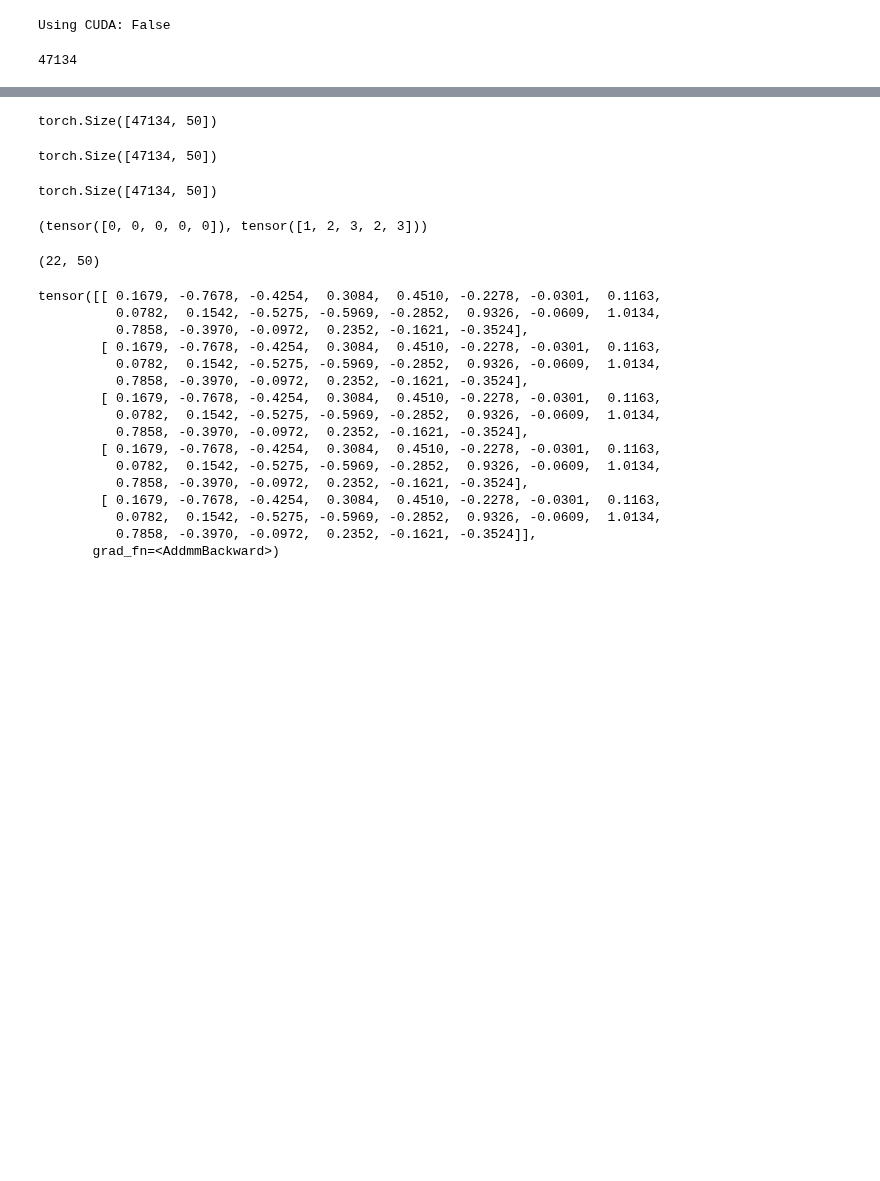
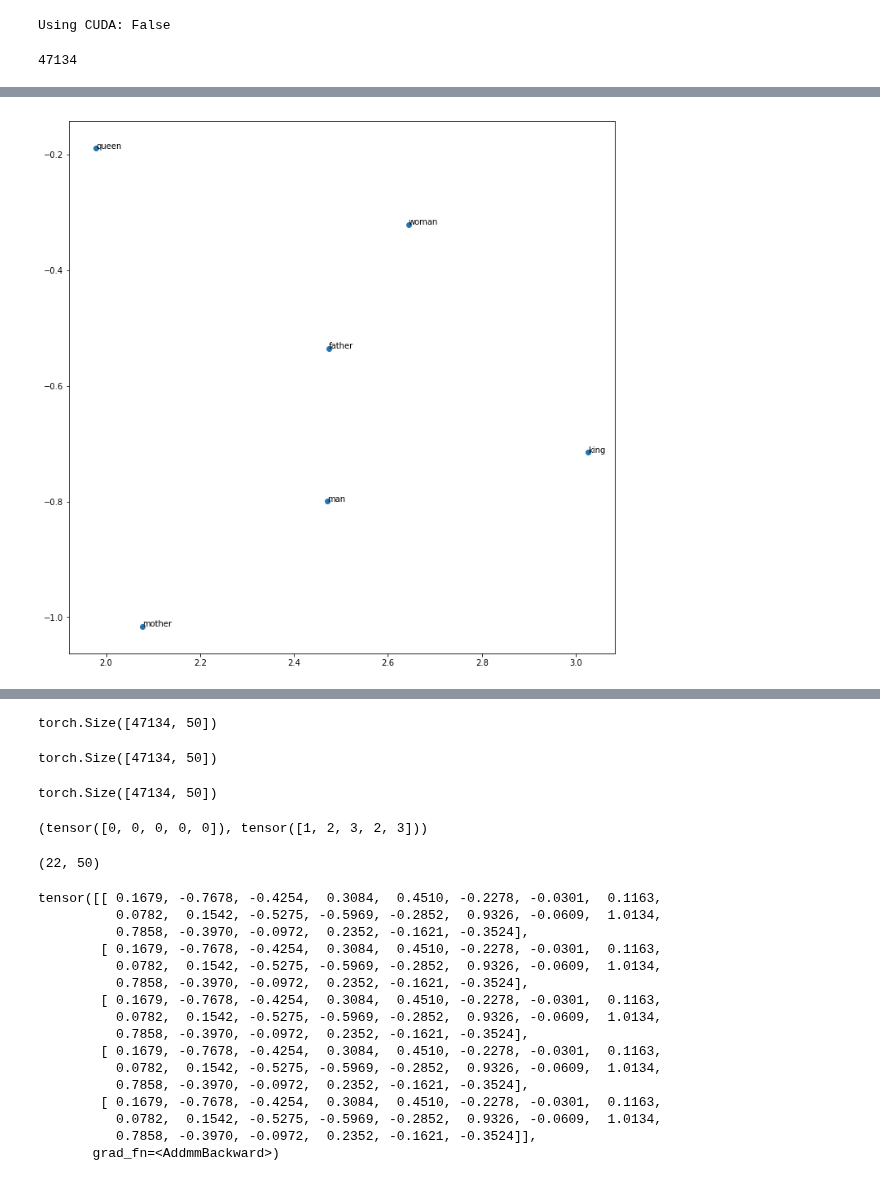
Before and after one commit to labdmitriy/dl_in_nlp, a Jupyter notebook: workshop_1/experiments/task3_word2vec.ipynb, the cells around one changed output, grey strips where cells are left out. Saved outputs shown, nothing was run; the diff lists cells and outputs as text; code cells hidden in the pictures; blank space fills up the shorter version.

```diff
--- a/workshop_1/experiments/task3_word2vec.ipynb
+++ b/workshop_1/experiments/task3_word2vec.ipynb
@@ -146,16 +147,20 @@ def set_seeds(seed):
 # %%
 args = Namespace(
     file_path = DATA_PATH/'text8',
+    model_state_path = MODELS_PATH/'naive_word2vec_embeddings.pth',
 
     embedding_size = 50,
 
     seed = 42,
     cutoff = 10,
     window_size = 1,
-    batch_size = 128,
-    learning_rate = 0.03,
-    iterations = 100,
+    batch_size = 8192,
+    learning_rate = 0.1,
+    iterations = 1000,
+    save_iterations = 10,
     early_stopping_criteria = 1e8,
+    factor=0.9,
+    patience=10,
 
     cuda=True
 )
@@ -277,0 +303,10 @@ warning: Embedding dir exists, did you set global_step for add_embedding()?
+# %%
+state_dict = torch.load('../models/naive_word2vec_embeddings_orig.pth', map_location='cpu')
+
+clf = NaiveWord2VecClassifier(vocabulary_size=vocabulary_size,
+                              embedding_size=args.embedding_size)
+clf.load_state_dict(state_dict)
+
+W = clf.embedding.weight.detach().numpy()
+W_prime = clf.fc1.weight.detach().numpy()
+W_avg = (W + W_prime) / 2
@@ -277,0 +318,13 @@ warning: Embedding dir exists, did you set global_step for add_embedding()?
+# %%
+def plot_embeddings(embs_reduced, token_to_idx, tokens):
+    token_embs = embs_reduced[[token_to_idx[token] for token in tokens]]
+
+    fig, ax = plt.subplots(figsize=(12, 12))
+    ax.scatter(token_embs[:, 0], token_embs[:, 1])
+
+    for i, token in enumerate(tokens):
+        ax.annotate(token, (token_embs[i, 0], token_embs[i, 1]))
+# %%
+%%time
+pca = PCA(n_components=2)
+embs_pca = pca.fit_transform(W_avg)
@@ -277,0 +334,6 @@ warning: Embedding dir exists, did you set global_step for add_embedding()?
+# %%
+tokens = ['man', 'woman', 'king', 'queen', 'mother', 'father']
+# tokens = list(dict(sg_batcher.token_counts.most_common(100)).keys())
+plot_embeddings(embs_pca, sg_batcher.token_to_idx, tokens)
+# %% [output]
+[figure, added]
```
Also changed, not shown: parts of 11 cells of this notebook, 1 other file.
